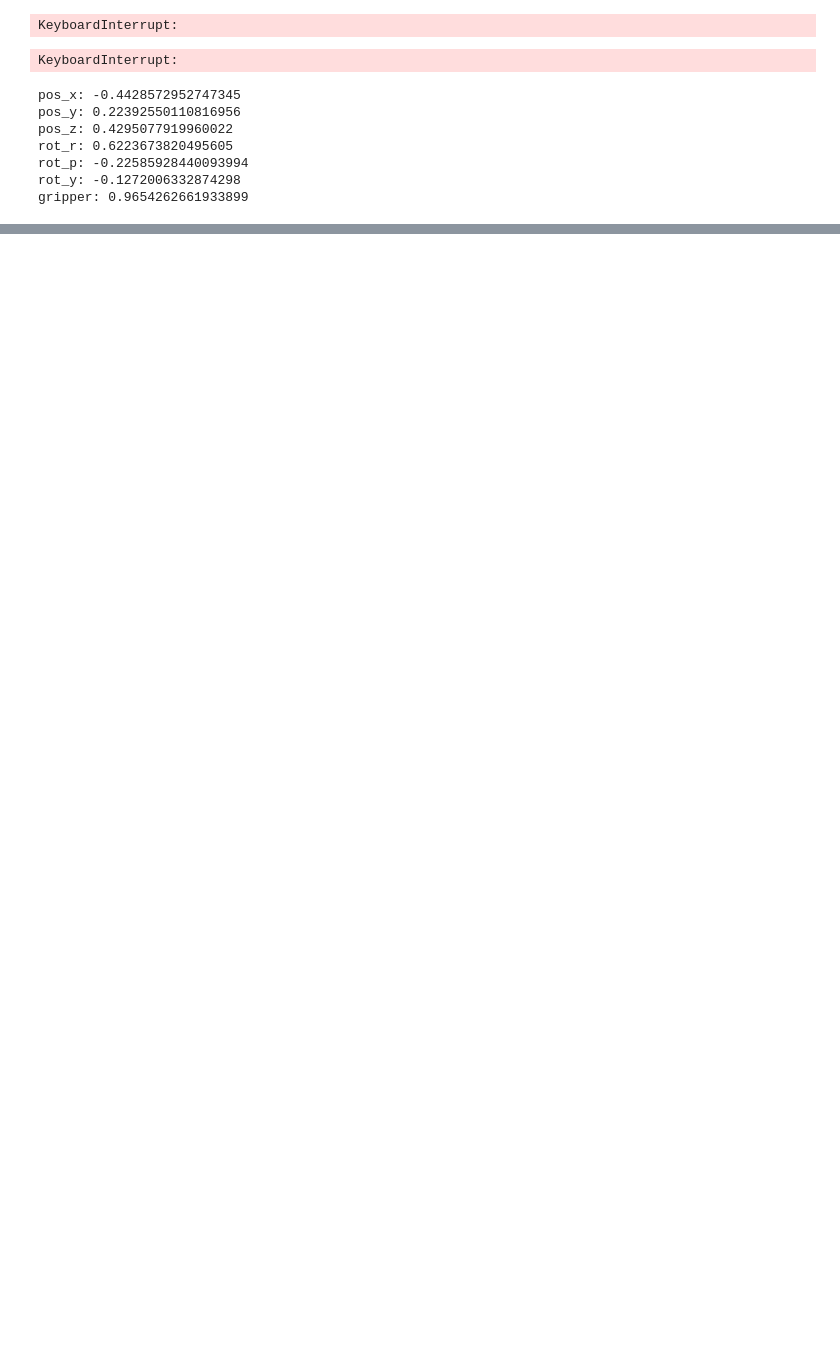
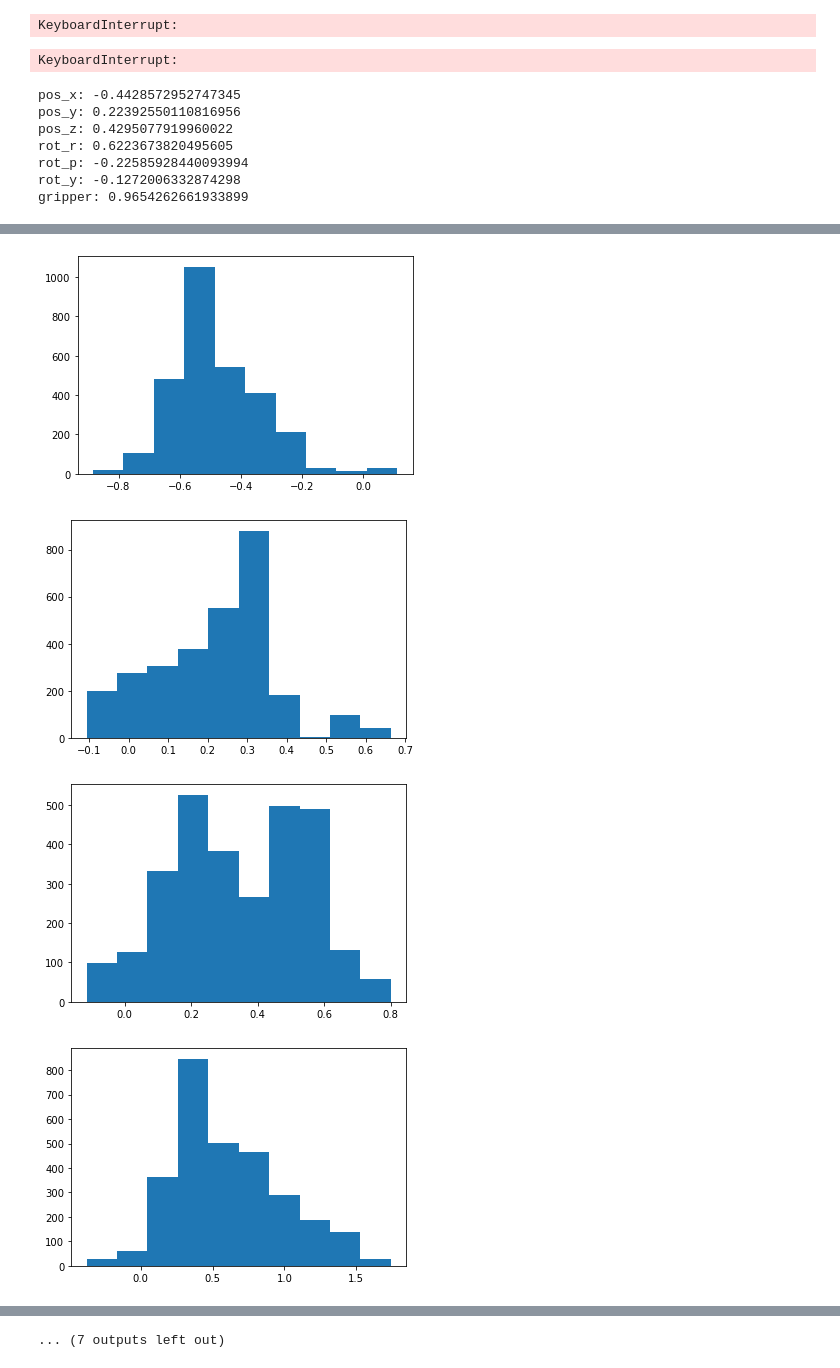
Before and after one commit to sholtodouglas/unity_robotics_env, a Jupyter notebook: robotics_demo/scripts/ControlCentre.ipynb, the cells around one changed output, grey strips where cells are left out. Drawn from its saved outputs; the diff is of its cells as text; code cells hidden in the pictures; blank space fills up the shorter version.

```diff
--- a/robotics_demo/scripts/ControlCentre.ipynb
+++ b/robotics_demo/scripts/ControlCentre.ipynb
@@ -242,0 +325,10 @@ plt.hist(bs)
+# %%
+d = obs
+for i in range(0, d.shape[1]):
+    plt.hist(d[:,i])
+    plt.show()
+# %% [output]
+[figure, added]
+[figure, added]
+[figure, added]
+[figure, added]
@@ -242,0 +343 @@ plt.hist(bs)
+... (7 outputs left out)
```
Also changed, not shown: parts of 21 cells of this notebook, 14 other files.
